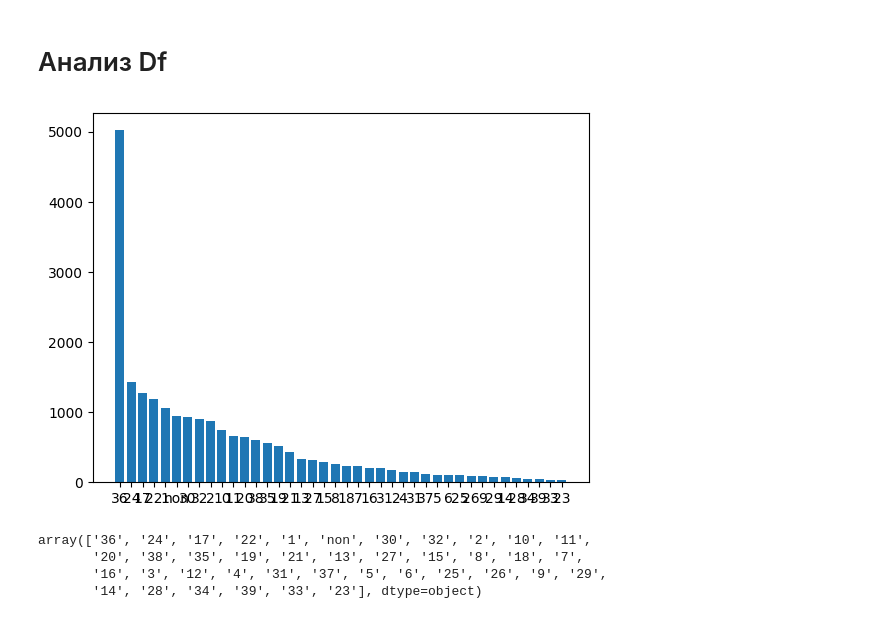
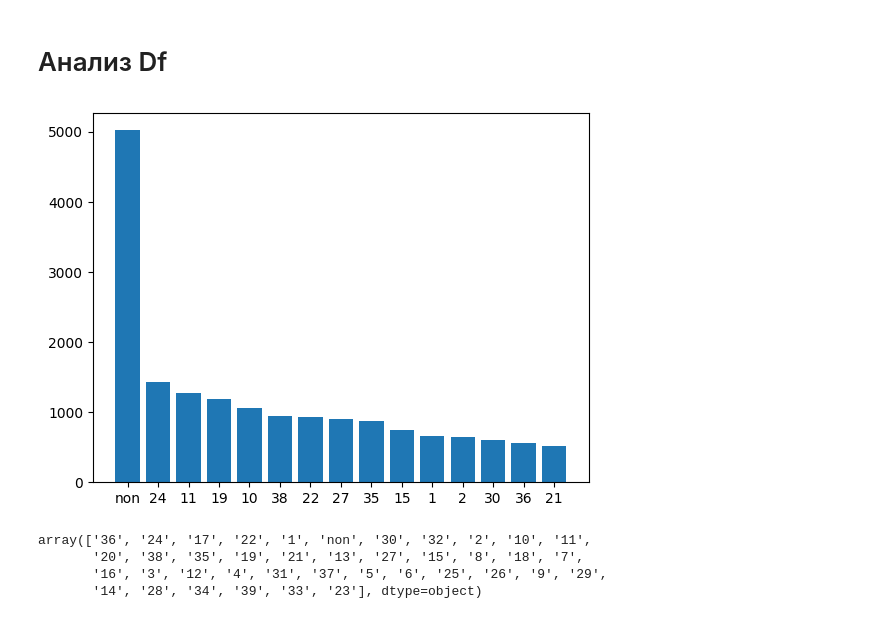
Before and after one commit to Buttee-bit/digital-breakthrough, a Jupyter notebook: Notebook_.ipynb, the cells around one changed output. Saved outputs shown, nothing was run; the diff lists cells and outputs as text; code cells hidden in the pictures.

```diff
--- a/Notebook_.ipynb
+++ b/Notebook_.ipynb
@@ -194,12 +205,13 @@ df_test
 # %%
 df_append = df_test.copy()
 # %%
-list_cancer = df_append['target'].unique()
-list_count_values = df_append['target'].value_counts()
-plt.bar(list_cancer,list_count_values)
+data = df_append.target.value_counts()
+list_x = data.index
+list_y = data.values
+plt.bar(list_x[:15],list_y[:15])
 plt.show()
 # %% [output]
-[figure, old version]
+[figure, new version]
 # %%
 df_append['target'].unique()
 # %% [output]
```
Also changed, not shown: parts of 65 cells of this notebook.
